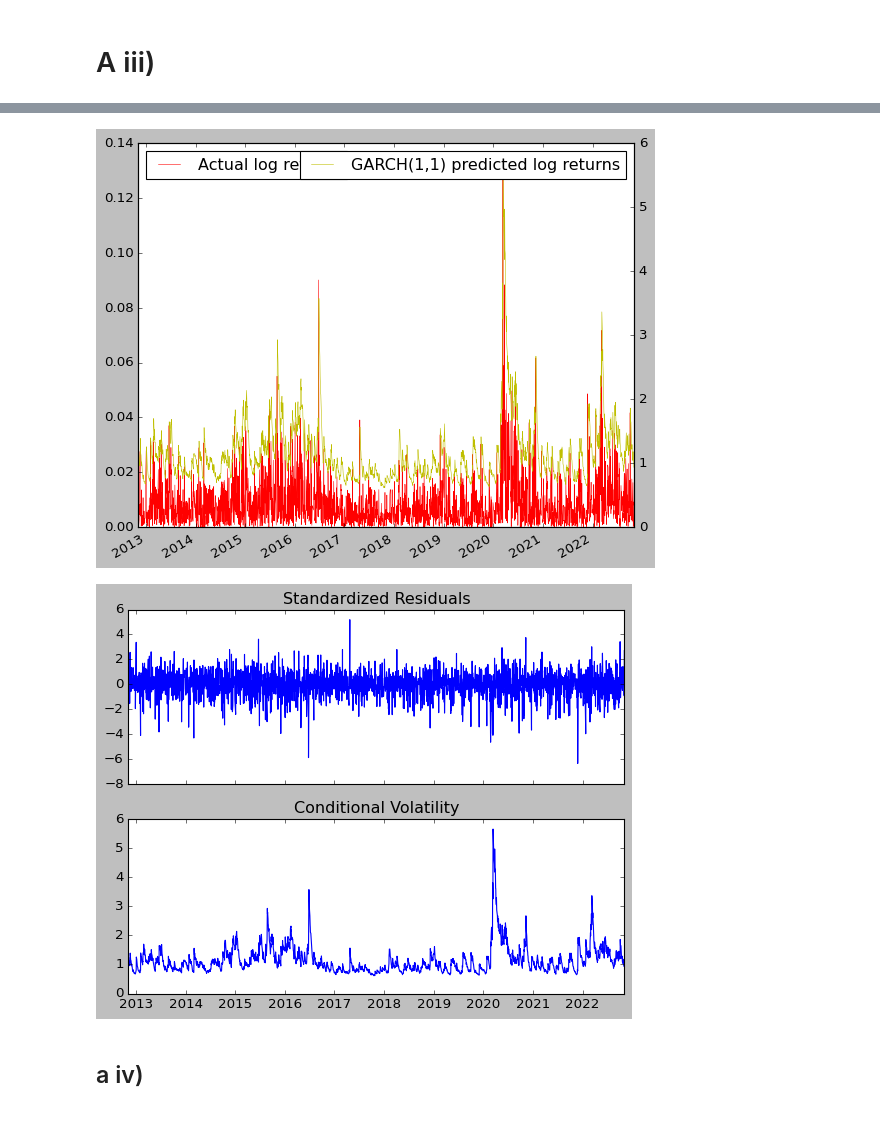
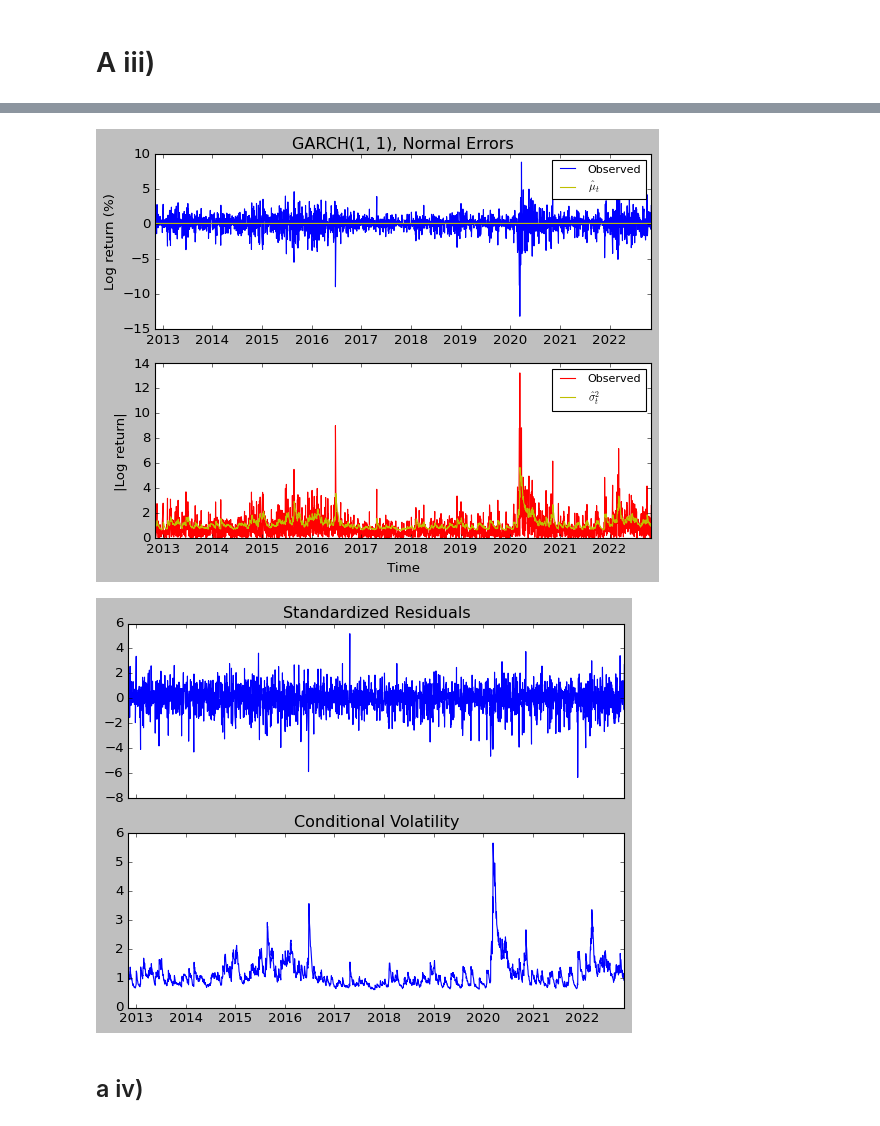
Before and after one commit to georgec123/qrm, a Jupyter notebook: q1.ipynb, the cells around one changed output, grey strips where cells are left out. Cells and saved outputs as stored; diff of their text form; code cells hidden in the pictures.

```diff
--- a/q1.ipynb
+++ b/q1.ipynb
@@ -134,23 +107,28 @@ Covariance estimator: robust
-# %%
-fig, ax1 = plt.subplots()
-
-ax2 = ax1.twinx()
-
-ax1.plot(np.abs(df['log_returns'].dropna()), 'r-', linewidth=0.5, label='Actual log returns')
-ax2.plot(model_fit.conditional_volatility, 'y-', linewidth=0.5, label='GARCH(1,1) predicted log returns')
-
-ax1.xaxis.set_major_locator(mdates.MonthLocator(bymonth=(1)))
-# ax1.xaxis.set_minor_locator(mdates.MonthLocator()
-ax1.xaxis.set_major_formatter(mdates.DateFormatter('%Y'))
-
-for label in ax1.get_xticklabels(which='major'):
-    label.set(rotation=30, horizontalalignment='right')
-
-ax1.legend(loc=0); ax2.legend(loc=1)
-model_fit.plot(); plt.show()
-# %% [output]
-[figure, removed]
-[figure, removed]
+# %%
+cv = pd.Series(model_fit.conditional_volatility, index=df['log_returns'].dropna().index)
+mean = pd.Series(model_fit.params.mu, index=df['log_returns'].dropna().index)
+
+fig, axs = plt.subplots(2,1)
+ax1, ax2 = axs
+
+
+ax2.plot(np.abs(df['log_returns'].dropna()), 'r-', linewidth=1, label='Observed');
+ax2.plot(cv, 'y-', linewidth=1, label=r'$\hat{\sigma}_{t}^{2}$');
+ax2.set_xlabel('Time')
+ax2.set_ylabel('|Log return|')
+ax2.legend(prop={'size': 10});
+
+
+ax1.plot(df['log_returns'].dropna(), 'b-', linewidth=1, label='Observed')
+ax1.plot(mean, 'y-', linewidth=1, label=r'$\hat{\mu}_{t}$');
+ax1.set_title("GARCH(1, 1), Normal Errors")
+ax1.set_ylabel('Log return (%)')
+ax1.legend(prop={'size': 10});
+
+model_fit.plot(); plt.show()
+# %% [output]
+[figure, added]
+[figure, added]
 # %% [markdown]
 ## a iv)
 # %%
```
Also changed, not shown: parts of 13 cells of this notebook.
